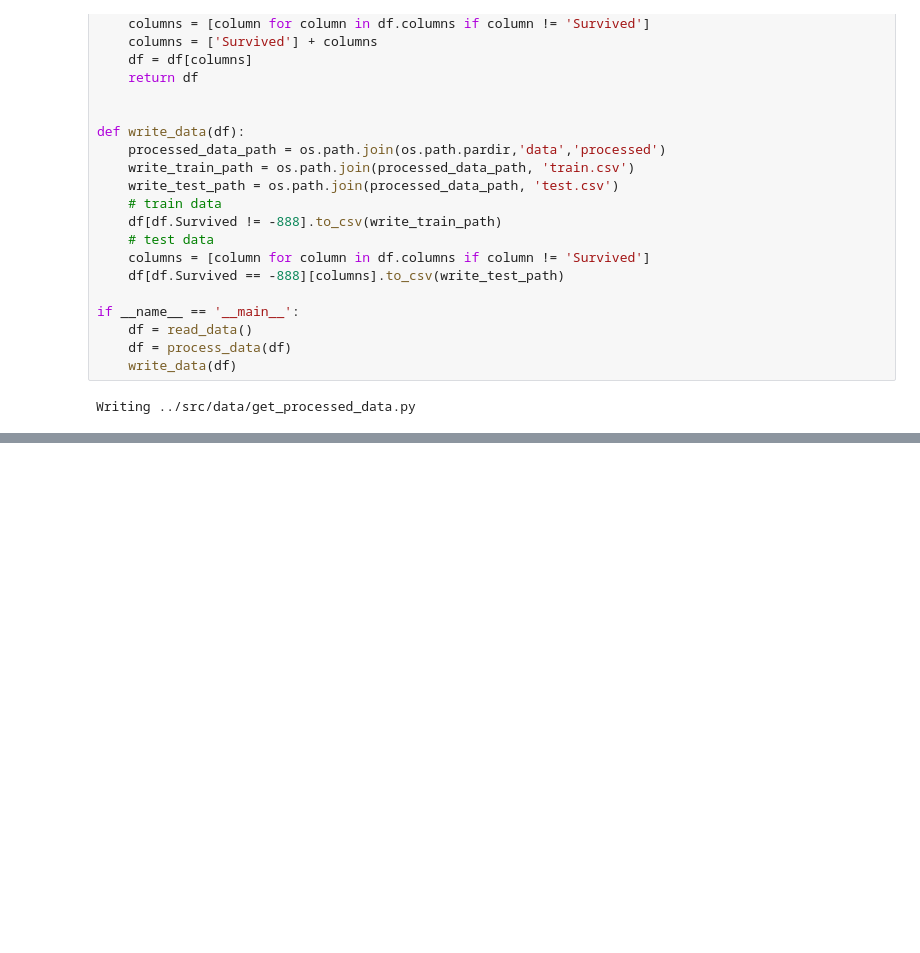
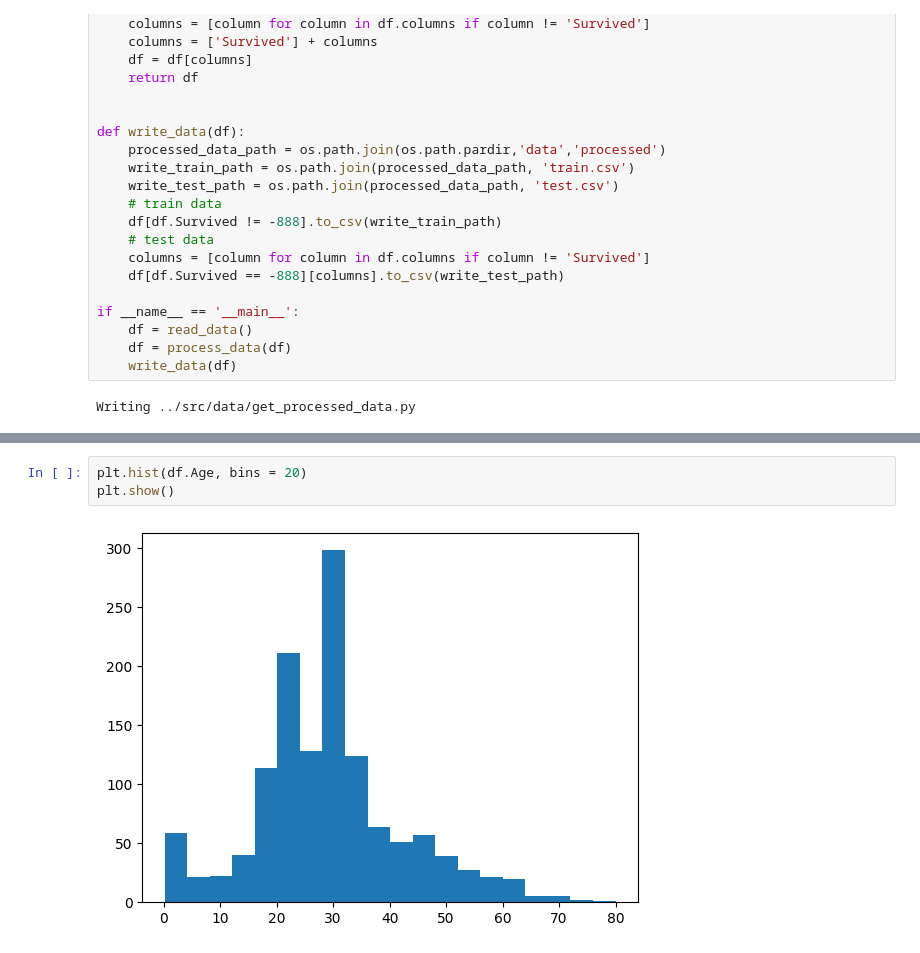
Before and after one commit to zakpdev/titanic, a Jupyter notebook: notebooks/2.0-zp-exploring-processing-data.ipynb, the cells around one changed output, grey strips where cells are left out. Saved outputs shown, nothing was run; the diff lists cells and outputs as text; blank space fills up the shorter version.

```diff
--- a/notebooks/2.0-zp-exploring-processing-data.ipynb
+++ b/notebooks/2.0-zp-exploring-processing-data.ipynb
@@ -1307,0 +1312,5 @@ ImportError: No module named pandas
+# %%
+plt.hist(df.Age, bins = 20)
+plt.show()
+# %% [output]
+[figure, added]
```
Also changed, not shown: parts of 8 cells of this notebook.
